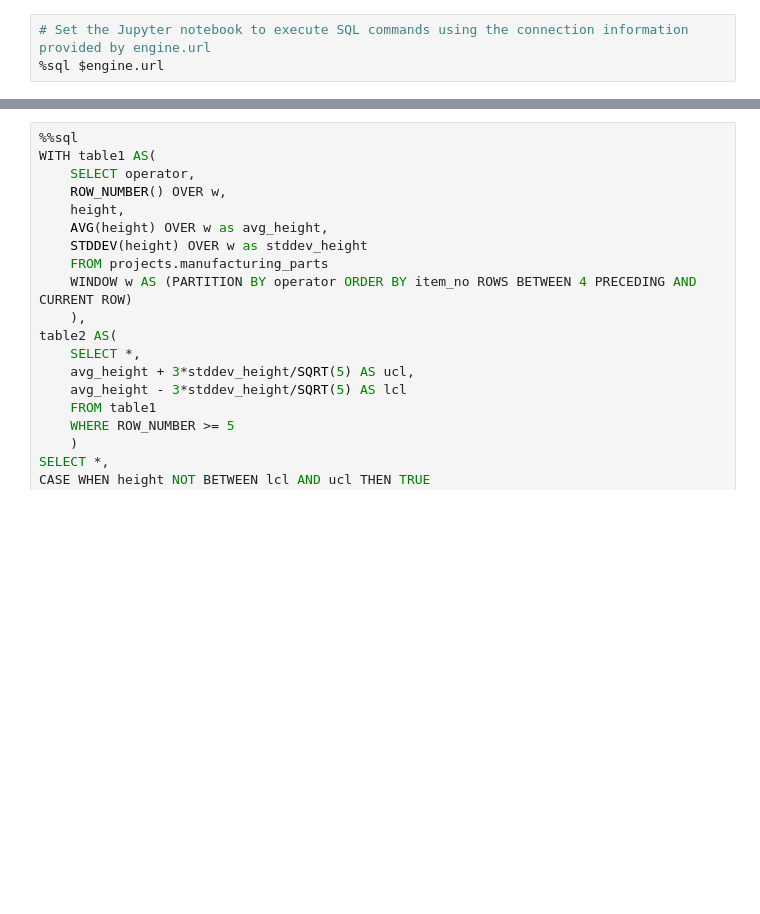
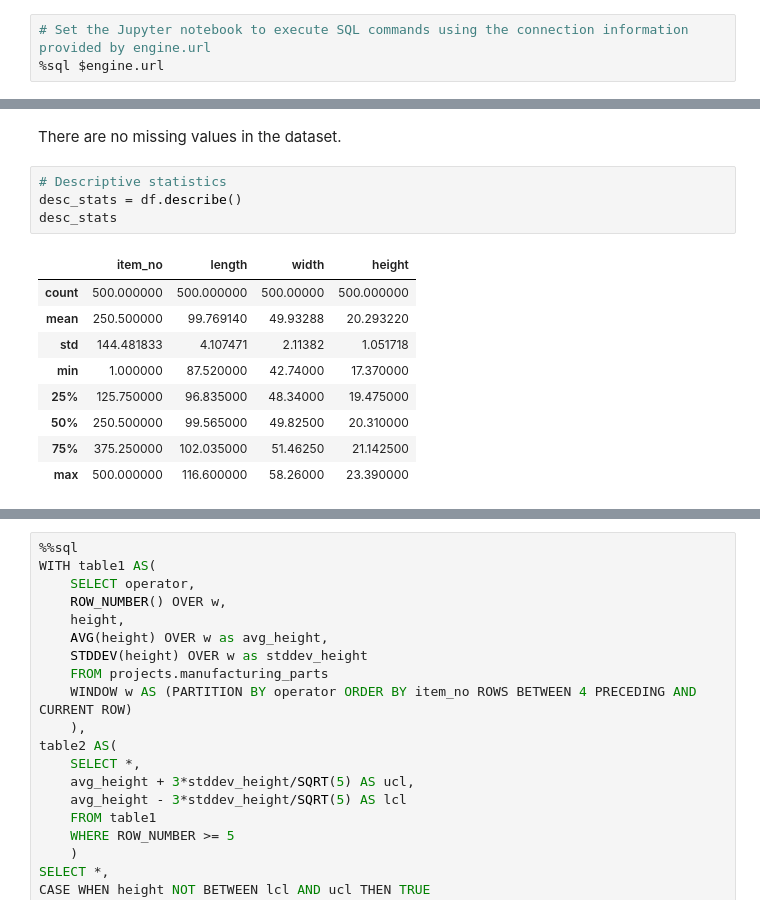
Before and after one commit to rohitkg83/evaluate_manufacturing_process, a Jupyter notebook: evaluate_manufacturing_process.ipynb, the cells around one changed output, grey strips where cells are left out. Cells and saved outputs as stored; diff of their text form; blank space fills up the shorter version.

```diff
--- a/evaluate_manufacturing_process.ipynb
+++ b/evaluate_manufacturing_process.ipynb
@@ -43,0 +75,16 @@ The sql extension is already loaded. To reload it, use:
+# %% [markdown]
+There are no missing values in the dataset.
+# %%
+# Descriptive statistics
+desc_stats = df.describe()
+desc_stats
+# %% [output]
+|  | item_no | length | width | height |
+| count | 500.000000 | 500.000000 | 500.00000 | 500.000000 |
+| mean | 250.500000 | 99.769140 | 49.93288 | 20.293220 |
+| std | 144.481833 | 4.107471 | 2.11382 | 1.051718 |
+| min | 1.000000 | 87.520000 | 42.74000 | 17.370000 |
+| 25% | 125.750000 | 96.835000 | 48.34000 | 19.475000 |
+| 50% | 250.500000 | 99.565000 | 49.82500 | 20.310000 |
+| 75% | 375.250000 | 102.035000 | 51.46250 | 21.142500 |
+| max | 500.000000 | 116.600000 | 58.26000 | 23.390000 |
```
Also changed, not shown: parts of 17 cells of this notebook.
